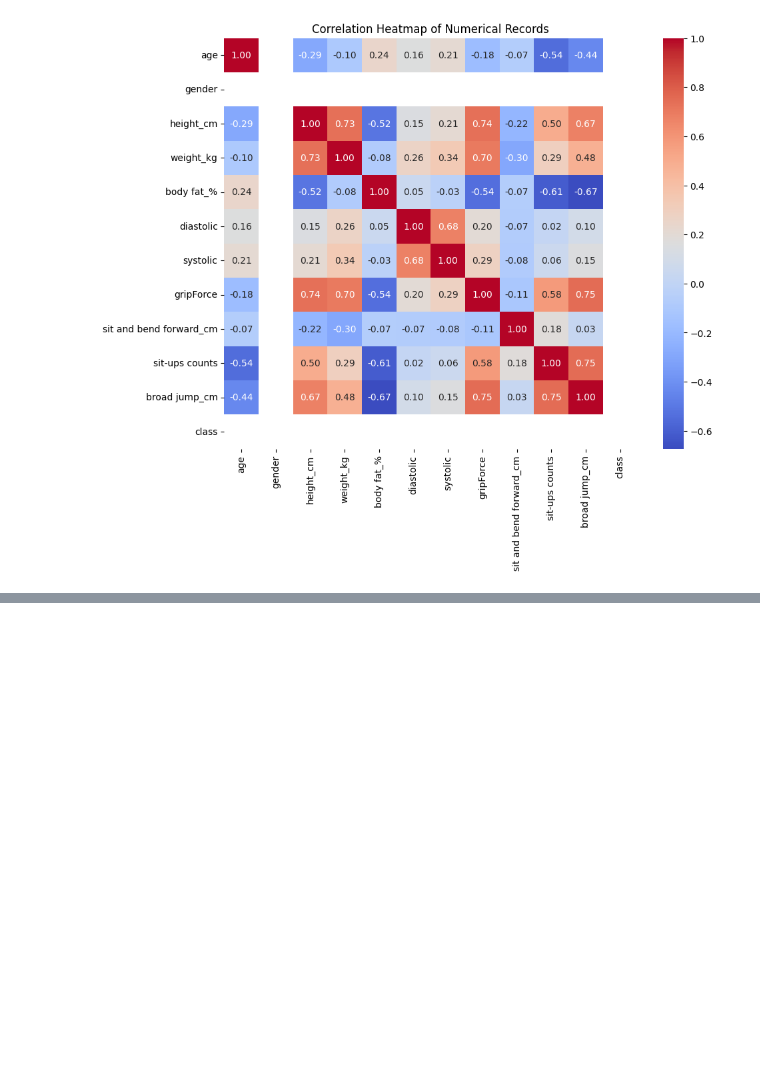
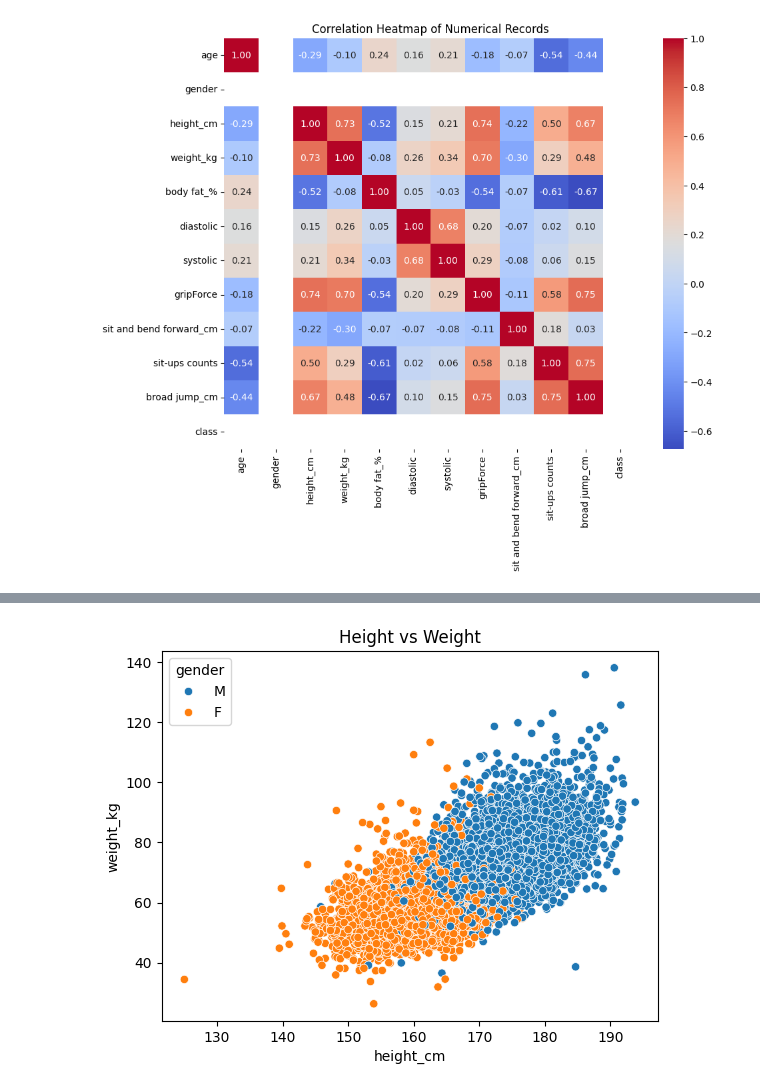
Before and after one commit to amitanshupanigrahi2704/EDA-, a Jupyter notebook: 21BDS0244.ipynb, the cells around one changed output, grey strips where cells are left out. Saved outputs shown, nothing was run; the diff lists cells and outputs as text; code cells hidden in the pictures; blank space fills up the shorter version.

```diff
--- a/21BDS0244.ipynb
+++ b/21BDS0244.ipynb
@@ -397,0 +625,8 @@ cor:             0.7349092849336101
+# %%
+# Scatter Plot 2D
+
+sns.scatterplot(x='height_cm', y='weight_kg', hue='gender', data=df)
+plt.title('Height vs Weight')
+plt.show()
+# %% [output]
+[figure, added]
```
Also changed, not shown: parts of 18 cells of this notebook.
